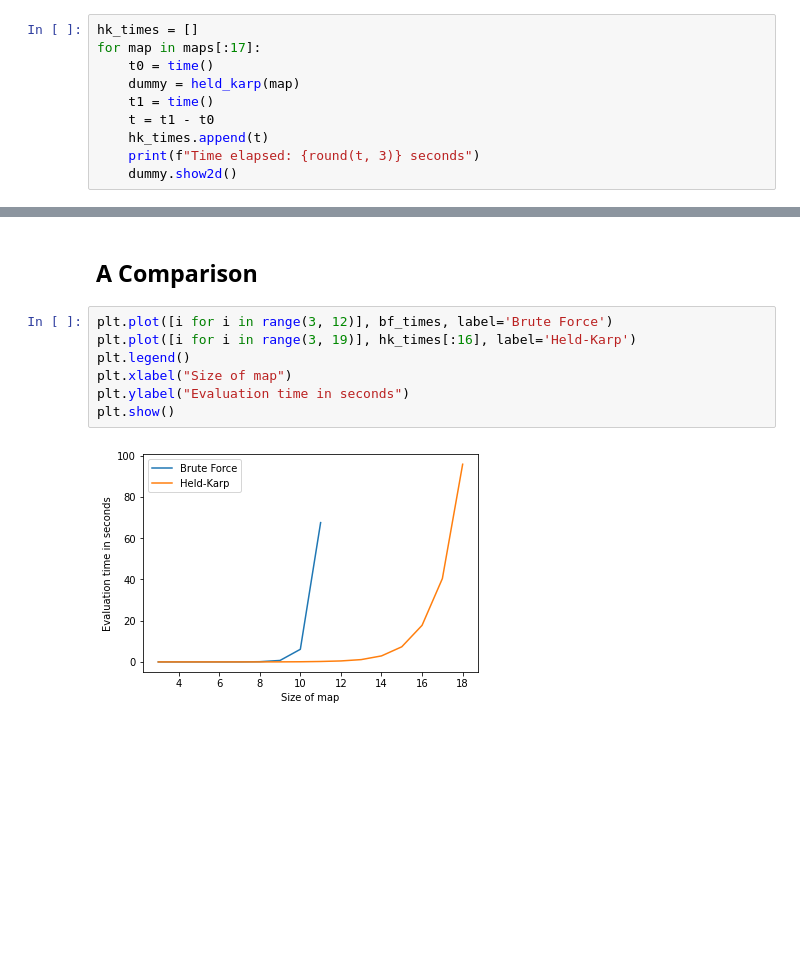
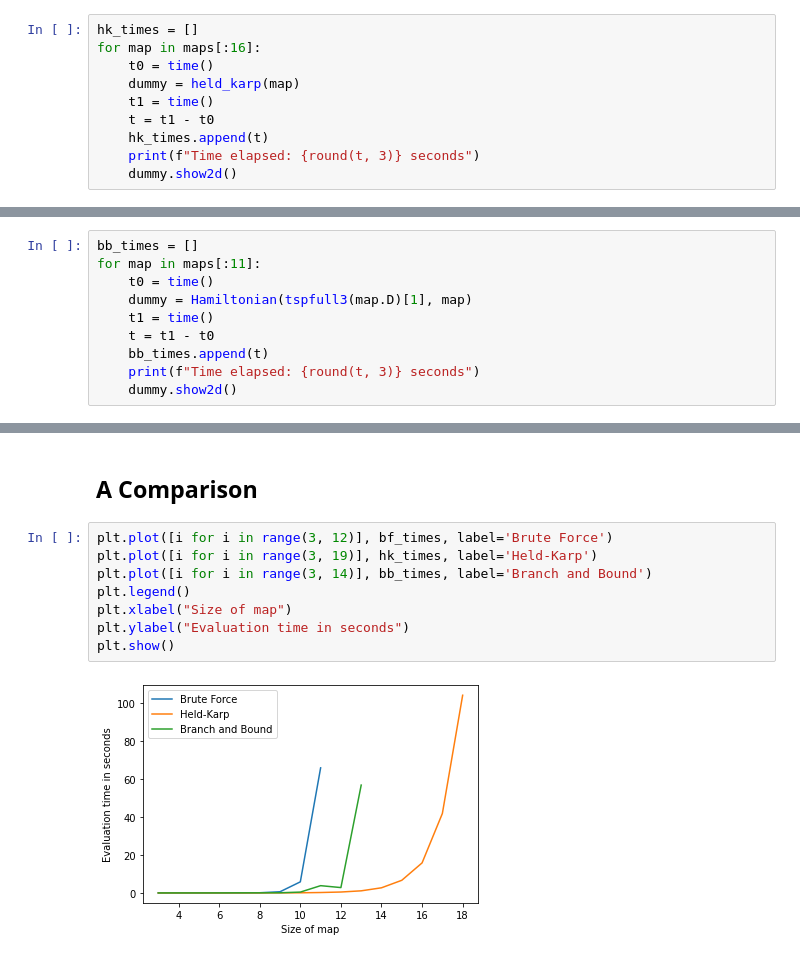
Before and after one commit to Pullabhatla/M2R, a Jupyter notebook: notebooks/exact.ipynb, the cells around one changed output, grey strips where cells are left out. Saved outputs shown, nothing was run; the diff lists cells and outputs as text; blank space fills up the shorter version.

```diff
--- a/notebooks/exact.ipynb
+++ b/notebooks/exact.ipynb
@@ -45,7 +45,7 @@ Time elapsed: 0.107 seconds
 The Held-Karp algorithm utilises memoisation to rule out sub-optimal tours, making it more efficient than brute force. This leads to an improved but still terrible time complexity of $O(n^{2}2^{n})$.
 # %%
 hk_times = []
-for map in maps[:17]:
+for map in maps[:16]:
     t0 = time()
     dummy = held_karp(map)
     t1 = time()
@@ -69,0 +72,10 @@ Time elapsed: 0.011 seconds
+# %%
+bb_times = []
+for map in maps[:11]:
+    t0 = time()
+    dummy = Hamiltonian(tspfull3(map.D)[1], map)
+    t1 = time()
+    t = t1 - t0
+    bb_times.append(t)
+    print(f"Time elapsed: {round(t, 3)} seconds")
+    dummy.show2d()
@@ -71,13 +97,14 @@ Time elapsed: 0.011 seconds
 ## A Comparison
 # %%
 plt.plot([i for i in range(3, 12)], bf_times, label='Brute Force')
-plt.plot([i for i in range(3, 19)], hk_times[:16], label='Held-Karp')
+plt.plot([i for i in range(3, 19)], hk_times, label='Held-Karp')
+plt.plot([i for i in range(3, 14)], bb_times, label='Branch and Bound')
 plt.legend()
 plt.xlabel("Size of map")
 plt.ylabel("Evaluation time in seconds")
 plt.show()
 # %% [output]
-[figure, old version]
+[figure, new version]
 # %%
 lis = [str((a, b)) for a,b in zip([i for i in range(3,12)], bf_times)]
 ''.join(lis)
```
Also changed, not shown: parts of 8 cells of this notebook, 3 other files.
